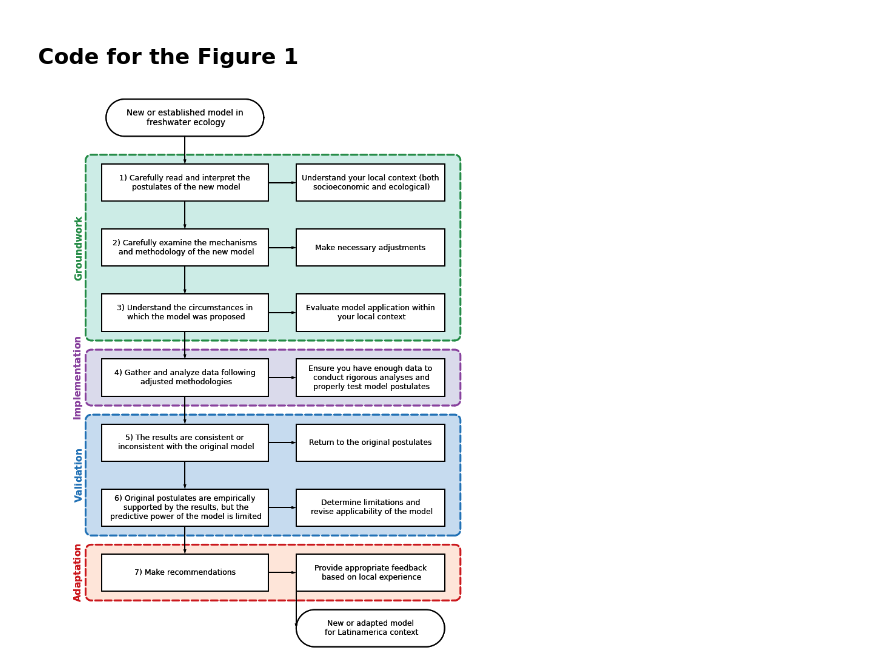
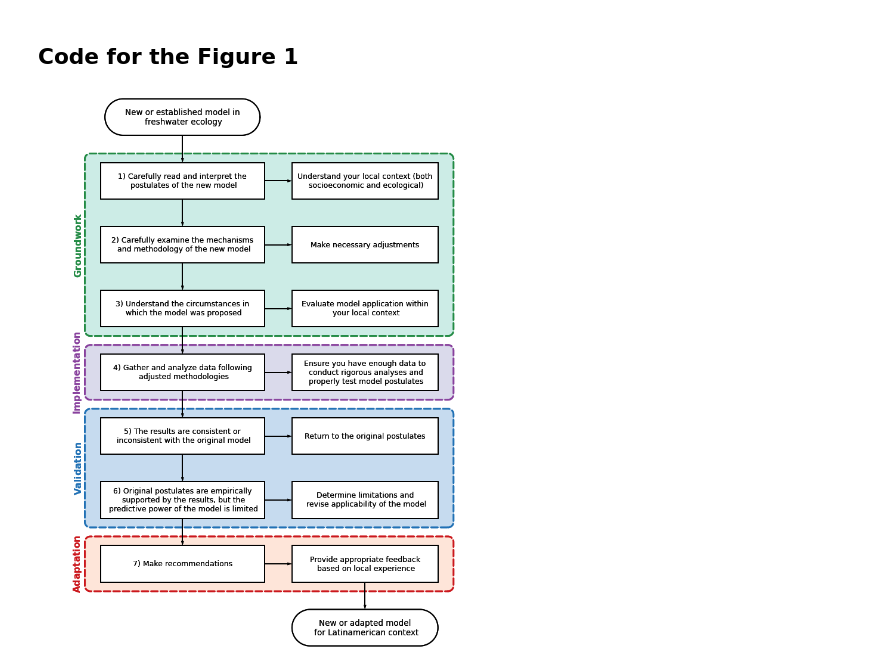
Before and after one commit to PEGutierrezF/flow_chart_mcf, a Jupyter notebook: Figure 1 Flow chart.ipynb, the cells around one changed output. Cells and saved outputs as stored; diff of their text form; code cells hidden in the pictures.

```diff
--- a/Figure 1 Flow chart.ipynb
+++ b/Figure 1 Flow chart.ipynb
@@ -78,33 +78,34 @@ with schemdraw.Drawing() as d:
           .fill('white'))
 
     d += flow.Arrow().right(d.unit/2).at(step6.E)
     d += (act6 := flow.Box(w=8, h=2).label('Determine limitations and\n revise applicability of the model')
           .fill('white'))
 
     d += flow.Arrow().right(d.unit/2).at(step7.E)
     d += (act7 := flow.Box(w=8, h=2).anchor('W').label('Provide appropriate feedback\n based on local experience')
          .fill('white'))
 
-    d += flow.Arrow().down()
-    d += flow.Start(w=8, h=2).anchor('W').label('New or adapted model\n for Latinamerica context')
+    d += flow.Arrow().down(d.unit/2).at(act7.S)
+    d += flow.Start(w=8, h=2).label('New or adapted model\n for Latinamerican context', fontsize=15)
+    #d += flow.Arrow().down()
 
 
     #Phase names.  Frame each phase.
     d += (phase1 := elm.EncircleBox([step1, step2, step3, act1, act2, act3], padx=.85,pady=0.5).linestyle('--')
           .linewidth(3).color('#238b45').fill('#ccece6').label(r'$\bfGroundwork$', loc='left', rotate=90, fontsize=17))
 
     d += (phase2 := elm.EncircleBox([step4, act4], padx=.85,pady=0.5).linestyle('--')
           .linewidth(3).color('#88419d').fill("#dadaeb").label(r'$\bfImplementation$', loc='left',rotate=90, fontsize=17))
 
     d += (phase2 := elm.EncircleBox([step5, step6, act5, act6], padx=.85,pady=0.5).linestyle('--')
           .linewidth(3).color('#2171b5').fill("#c6dbef").label(r'$\bfValidation$', loc='left',rotate=90, fontsize=17))
 
     d += (phase3 := elm.EncircleBox([step7, act7], padx=0.85, pady=.5).linestyle('--')
           .linewidth(3).color('#cb181d').fill('#fee5d9').label(r'$\bfAdaptation$', loc='left', rotate=90, fontsize=17))
 
 
     # Save and export figure
     d.save("Figure 1.jpg", dpi=300)
     d.save("Figure 1.eps", dpi=300)
 # %% [output]
-[figure, old version]
+[figure, new version]
```
Also changed, not shown: 2 other files.
